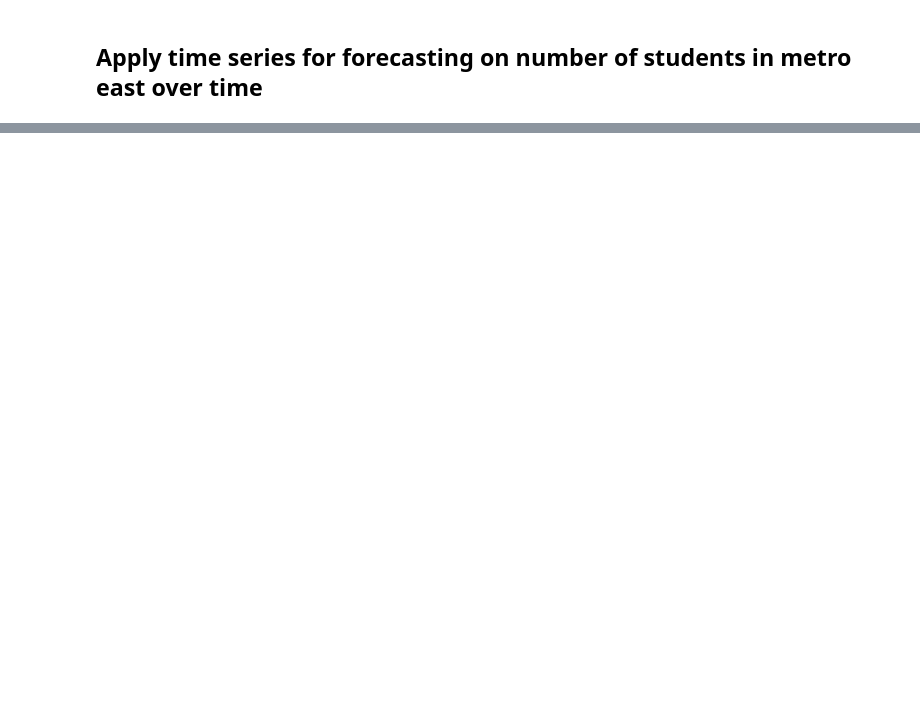
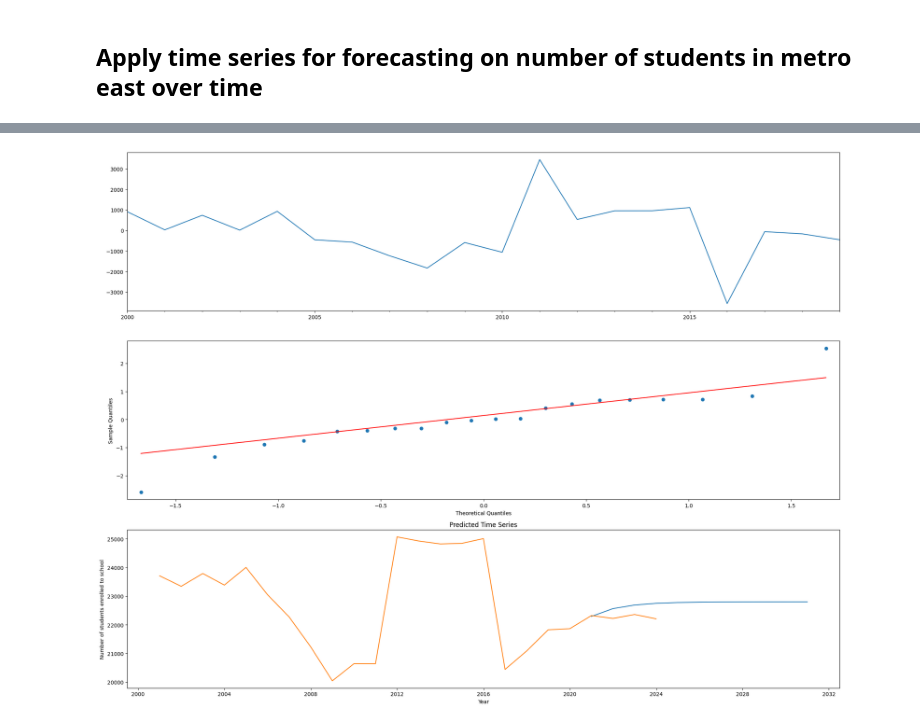
Before and after one commit to Gareth1995/education_project, a Jupyter notebook: time_series.ipynb, the cells around one changed output, grey strips where cells are left out. Cells and saved outputs as stored; diff of their text form; code cells hidden in the pictures; blank space fills up the shorter version.

```diff
--- a/time_series.ipynb
+++ b/time_series.ipynb
@@ -70,0 +119,7 @@ plot_learner_ts('METRO EAST', '3', 'TOTAL 1')
+# %%
+# filter the enrollment dataframe
+def filter_df(df, metro, circuit, variable):
+    return df[(df['EDUC DISTRICT'] == str(metro)) & (df['CIRCUIT'] == circuit)][[str(variable), 'YEAR']]
+
+enrollment_subset = filter_df(enrollment_ts, 'METRO EAST', 3, 'TOTAL 1')
+enrollment_subset
@@ -70,0 +150,31 @@ plot_learner_ts('METRO EAST', '3', 'TOTAL 1')
+# %%
+fig, axes = plt.subplots(3, 1, figsize=(20,15))
+
+# function to plot residual tests for arma model an the predicted outcomes
+def plot_ts_predictions(df, arma_model):
+
+    # residual plot (should have mean of 0)
+    ax = arma_model.resid.plot(ax=axes[0])
+
+    # normal test for residual plot (residuals should be normally distributed)
+    resid = arma_model.resid
+    stats.normaltest(resid)
+    fig = qqplot(resid, line="q", ax=axes[1], fit=True)
+
+    # make predictions
+    enrol_preds = pd.DataFrame(arma_model.predict("2020", "2030", dynamic=True))
+    enrol_preds.rename(columns={'predicted_mean':'TOTAL 1'}, inplace=True)
+
+    # plot enrollment predictions against
+    axes[2].plot(enrol_preds)
+    axes[2].plot(df)
+    axes[2].set_title('Predicted Time Series')
+    axes[2].set_xlabel('Year')
+    axes[2].set_ylabel('Number of students enrolled to school')
+
+    # plot all graphs on same grid
+    plt.tight_layout()
+
+plot_ts_predictions(enrollment_subset, arma_mod)
+# %% [output]
+[figure, added]
```
Also changed, not shown: parts of 12 cells of this notebook, 2 other files.
